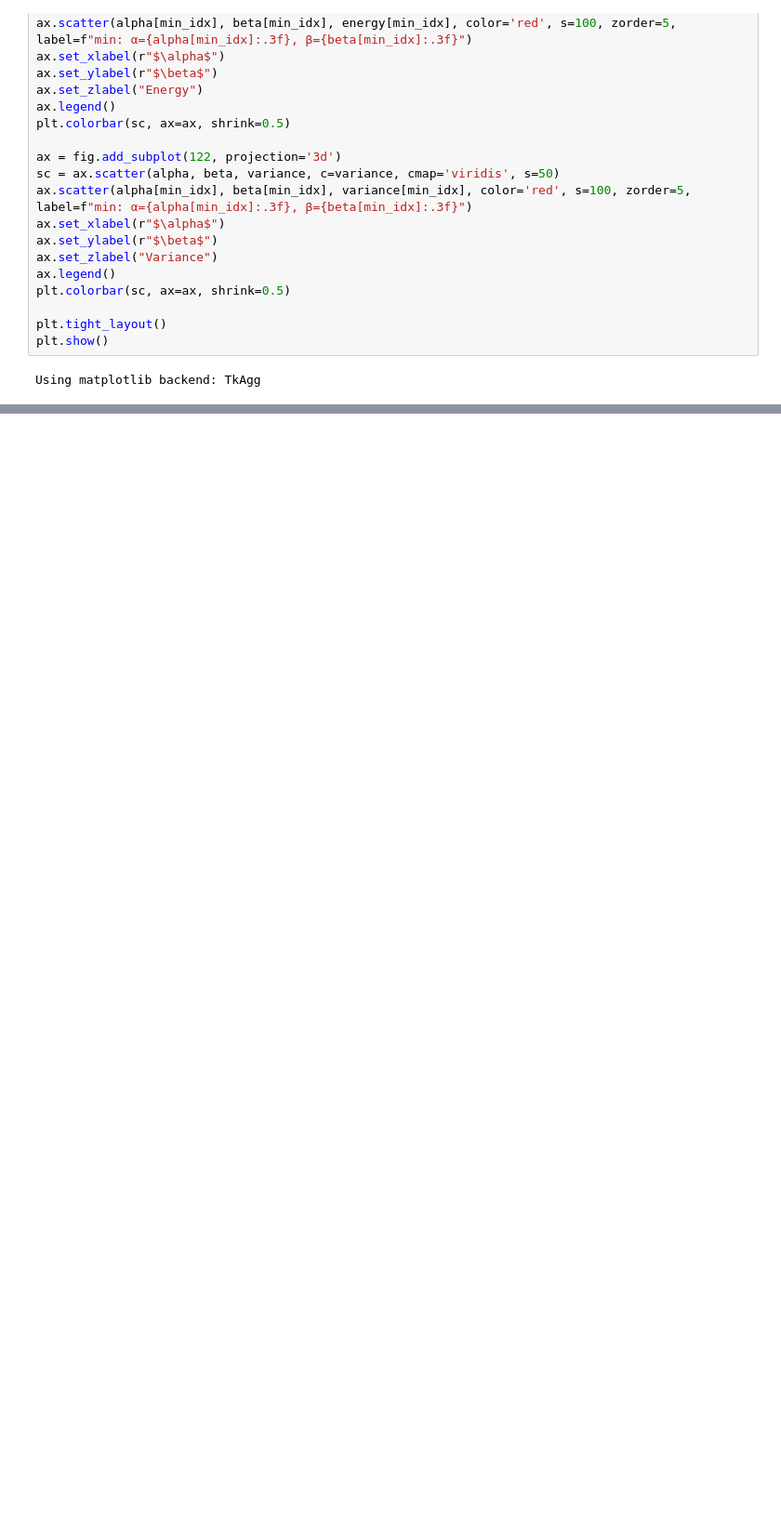
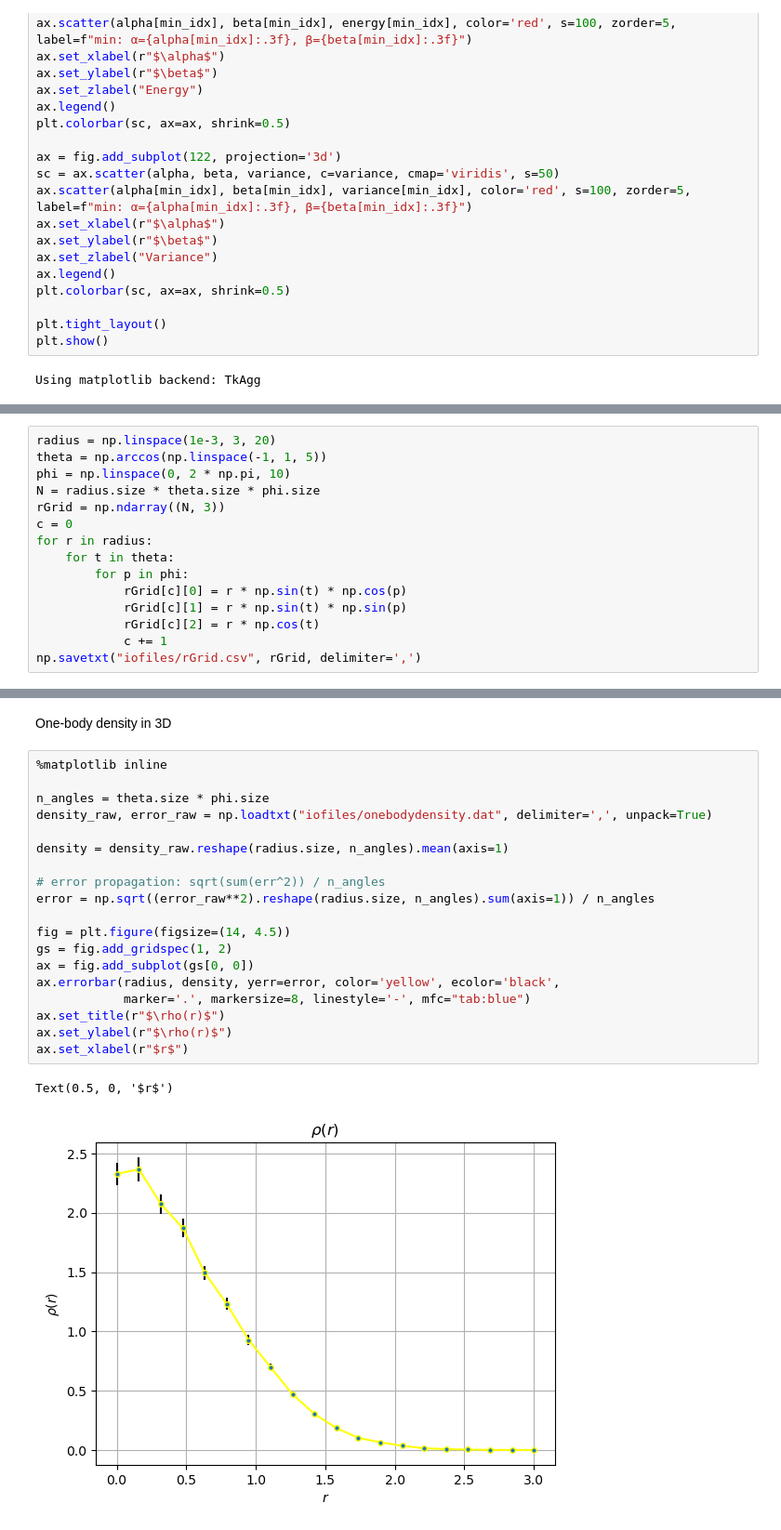
Before and after one commit to DavideCacopardi/variational-monte-carlo-fys4411-DC2026, a Jupyter notebook: display.ipynb, the cells around one changed output, grey strips where cells are left out. Shown at 93% size. Cells and saved outputs as stored; diff of their text form; blank space fills up the shorter version.

Commit message:
Fixed a few thing I guess. Ready to implement a better onebodydensity

```diff
--- a/display.ipynb
+++ b/display.ipynb
@@ -225,0 +168,15 @@ Using matplotlib backend: TkAgg
+# %%
+radius = np.linspace(1e-3, 3, 20)
+theta = np.arccos(np.linspace(-1, 1, 5))
+phi = np.linspace(0, 2 * np.pi, 10)
+N = radius.size * theta.size * phi.size
+rGrid = np.ndarray((N, 3))
+c = 0
+for r in radius:
+    for t in theta:
+        for p in phi:
+            rGrid[c][0] = r * np.sin(t) * np.cos(p)
+            rGrid[c][1] = r * np.sin(t) * np.sin(p)
+            rGrid[c][2] = r * np.cos(t)
+            c += 1
+np.savetxt("iofiles/rGrid.csv", rGrid, delimiter=',')
@@ -225,0 +192,24 @@ Using matplotlib backend: TkAgg
+# %% [markdown]
+One-body density in 3D
+# %%
+%matplotlib inline
+
+n_angles = theta.size * phi.size
+density_raw, error_raw = np.loadtxt("iofiles/onebodydensity.dat", delimiter=',', unpack=True)
+
+density = density_raw.reshape(radius.size, n_angles).mean(axis=1)
+
+# error propagation: sqrt(sum(err^2)) / n_angles
+error = np.sqrt((error_raw**2).reshape(radius.size, n_angles).sum(axis=1)) / n_angles
+
+fig = plt.figure(figsize=(14, 4.5))
+gs = fig.add_gridspec(1, 2)
+ax = fig.add_subplot(gs[0, 0])
+ax.errorbar(radius, density, yerr=error, color='yellow', ecolor='black',
+            marker='.', markersize=8, linestyle='-', mfc="tab:blue")
+ax.set_title(r"$\rho(r)$")
+ax.set_ylabel(r"$\rho(r)$")
+ax.set_xlabel(r"$r$")
+# %% [output]
+Text(0.5, 0, '$r$')
+[figure, added]
```
Also changed, not shown: parts of 8 cells of this notebook, 27 other files.
